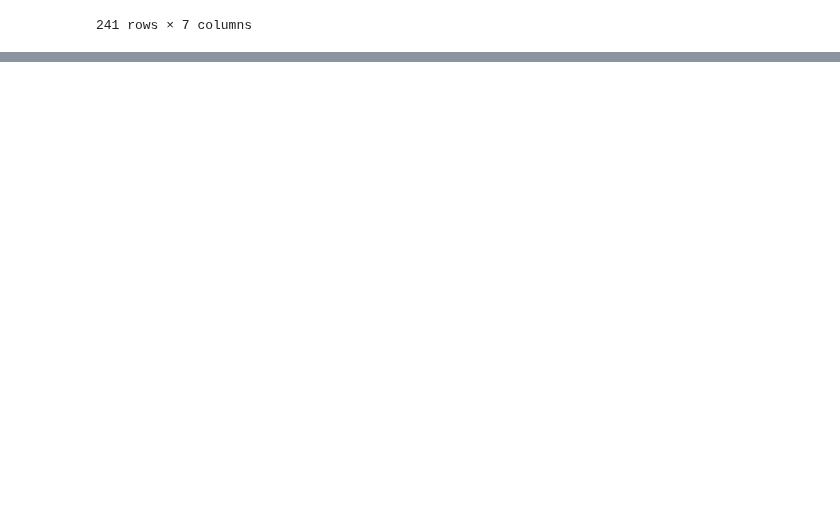
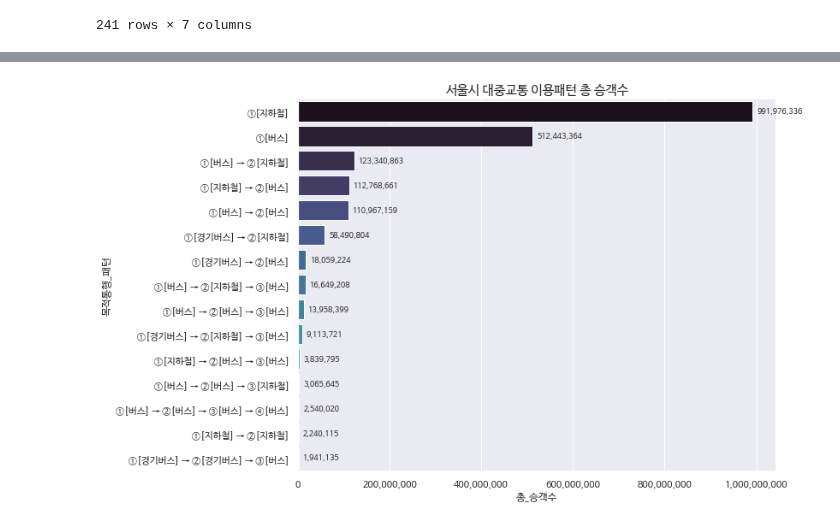
Before and after one commit to lg960214/DACON_Seoul_6, a Jupyter notebook: user_pattern_Top10.ipynb, the cells around one changed output, grey strips where cells are left out. Drawn from its saved outputs; the diff is of its cells as text; code cells hidden in the pictures; blank space fills up the shorter version.

```diff
--- a/user_pattern_Top10.ipynb
+++ b/user_pattern_Top10.ipynb
@@ -71,3 +76,19 @@ pattern_total
+# %%
+sns.set(rc={"figure.figsize":(10, 8)})
+plt.rc('font', family='NanumBarunGothic')
+x=pattern_total['총_승객수']
+y=pattern_total['목적통행_패턴']
+ax=sns.barplot(x=x,y=y,palette="mako",data=pattern_total,orient='h')
+ax.set_title('서울시 대중교통 이용패턴 총 승객수',fontsize=15)
+#수치값 표시
+for p in ax.patches:
+    ax.annotate('{:,.0f}'.format(p.get_width()), (p.get_x() + p.get_width(), p.get_y() + 0.8),fontsize=9,
+                xytext=(5, 10), textcoords='offset points')
+current_values = plt.gca().get_xticks()
+plt.gca().set_xticklabels(['{:,.0f}'.format(x) for x in current_values])
+plt.show()
+# %% [output]
+[figure, added]
 # %%
 pattern_regular=(pattern[['목적통행_패턴','총_승객수_일반']]
                 .sort_values('총_승객수_일반',ascending=False)
```
Also changed, not shown: parts of 5 cells of this notebook.
